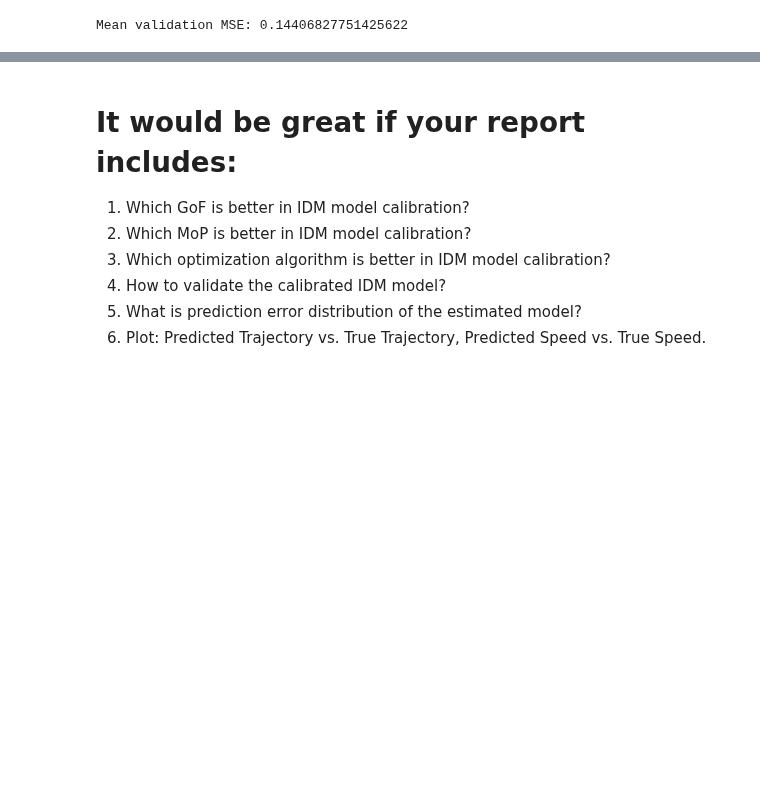
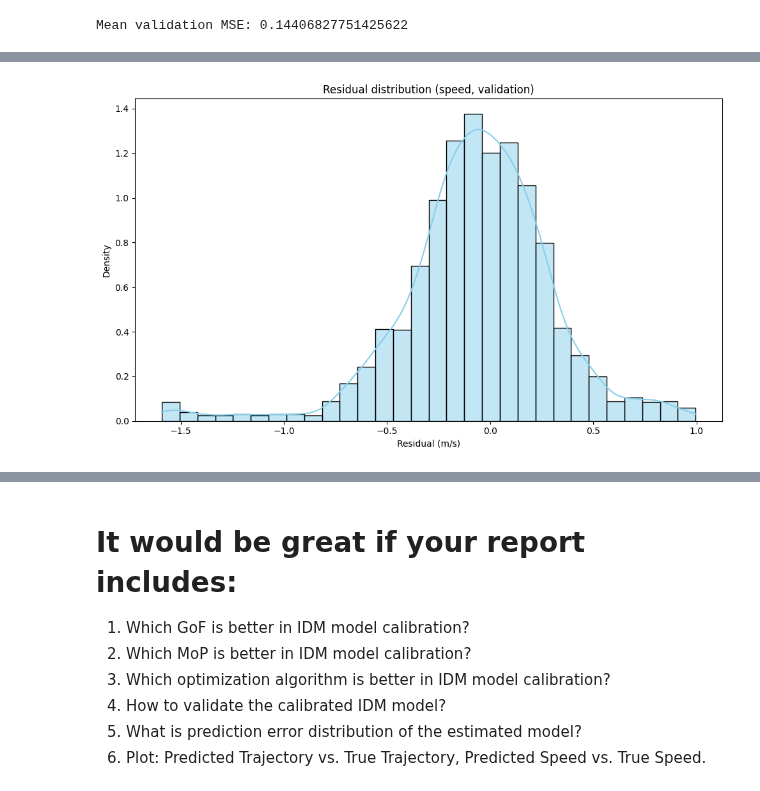
Before and after one commit to Zhiyuan-03/AI_in_Transportation_Exercise, a Jupyter notebook: LS_IDM_proj2_2.ipynb, the cells around one changed output, grey strips where cells are left out. Cells and saved outputs as stored; diff of their text form; code cells hidden in the pictures; blank space fills up the shorter version.

```diff
--- a/LS_IDM_proj2_2.ipynb
+++ b/LS_IDM_proj2_2.ipynb
@@ -257,0 +230,83 @@ Errors deviate significantly from normal distribution (reject H0).
+# %%
+import matplotlib.pyplot as plt
+import seaborn as sns
+import scipy.stats as stats
+import numpy as np
+
+# Collect residuals from test set (speed)
+# Simulation helper
+def simulate_vehicle(group, params, dt=0.1):
+    v_f0 = group['v_f'].iloc[0]
+    x_f0 = group['x_f'].iloc[0]
+    v_l = group['v_l'].values
+    x_l = group['x_l'].values
+    length_l = group['length_l'].values
+
+    v_sim = [v_f0]
+    x_sim = [x_f0]
+
+    for i in range(1, len(group)):
+        s = x_l[i] - x_sim[-1] - length_l[i]
+        delta_v = v_sim[-1] - v_l[i]
+        acc = idm_model(s, v_sim[-1], delta_v, params)
+        new_v = max(0.0, v_sim[-1] + acc * dt)
+        new_x = x_sim[-1] + new_v * dt
+        v_sim.append(new_v)
+        x_sim.append(new_x)
+
+    return np.array(v_sim), np.array(x_sim), None
+
+# Residual collection
+def collect_speed_residuals(df, params, dt=0.1):
+    resid_all = []
+    fitted_all = []
+    for _, grp in df.groupby('Vehicle_ID_f'):
+        v_obs = grp['v_f'].values
+        v_sim, _, _ = simulate_vehicle(grp, params, dt=dt)
+        n = min(len(v_obs), len(v_sim))
+        resid = v_obs[:n] - v_sim[:n]
+        resid_all.append(resid)
+        fitted_all.append(v_sim[:n])
+    return np.concatenate(resid_all), np.concatenate(fitted_all)
+
+# Now works
+resid_all, fitted_all = collect_speed_residuals(test_data, calibrated_params, dt=0.1)
+
+
+
+# 1. Histogram + KDE
+plt.figure(figsize=(10,6))
+sns.histplot(resid_all, bins=30, kde=True, color="skyblue", stat="density")
+plt.title("Residual distribution (speed, validation)")
+plt.xlabel("Residual (m/s)")
+plt.ylabel("Density")
+plt.tight_layout()
+plt.show()
+
+# 2. QQ plot
+plt.figure(figsize=(7,6))
+stats.probplot(resid_all, dist="norm", plot=plt)
+plt.title("QQ plot of speed residuals")
+plt.tight_layout()
+plt.show()
+
+# 3. Shapiro–Wilk test
+subset = resid_all[:min(len(resid_all), 5000)]  # limit sample size
+stat, p_value = stats.shapiro(subset)
+print(f"Shapiro–Wilk: stat={stat:.3f}, p={p_value:.3f}")
+if p_value > 0.05:
+    print("Residuals look consistent with normal distribution (fail to reject H0).")
+else:
+    print("Residuals deviate significantly from normal distribution (reject H0).")
+
+# 4. Residuals vs fitted scatter
+plt.figure(figsize=(8,6))
+plt.scatter(fitted_all, resid_all, s=8, alpha=0.5)
+plt.axhline(0, color='k', lw=1)
+plt.title("Residuals vs fitted (speed)")
+plt.xlabel("Fitted speed (m/s)")
+plt.ylabel("Residual (m/s)")
+plt.tight_layout()
+plt.show()
+# %% [output]
+[figure, added]
```
Also changed, not shown: parts of 2 cells of this notebook.
